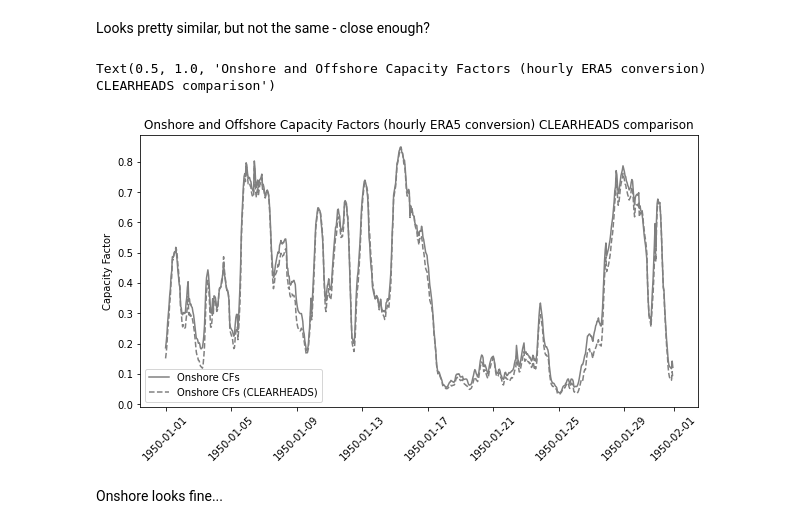
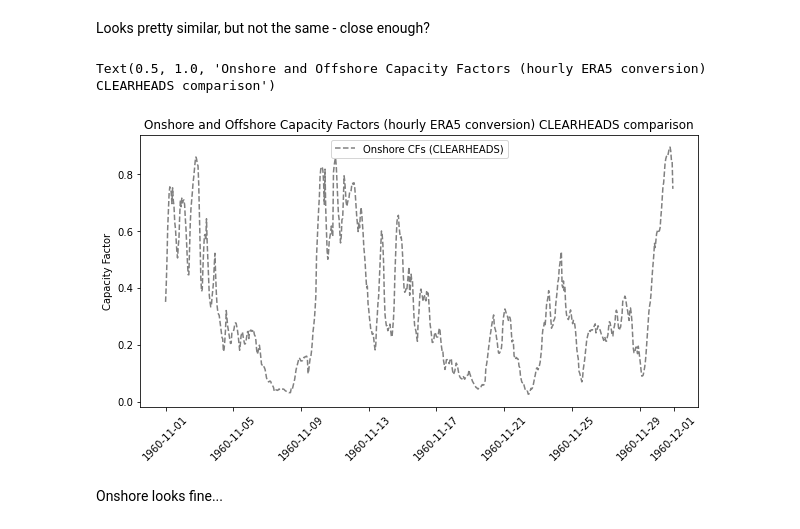
Before and after one commit to benhutchmet/unseen_multi_year, a Jupyter notebook: testing_ERA5_wind_conversion.ipynb, the cells around one changed output. Cells and saved outputs as stored; diff of their text form; code cells hidden in the pictures.

```diff
--- a/testing_ERA5_wind_conversion.ipynb
+++ b/testing_ERA5_wind_conversion.ipynb
@@ -902,5 +902,5 @@ combined_df.head()
 | 1950-01-01 04:00:00 | 0.160107 | 0.261474 | 6.461800 |
 # %%
 # limit combined df to between 1950-01-01 and 1950-01-31
-combined_df = combined_df.loc["1950-01-01":"1950-01-31"]
+combined_df = combined_df.loc["1960-11-01":"1960-11-30"]
 # %%
@@ -930,27 +927,27 @@ Looks pretty similar, but not the same - close enough?
 # %%
 # verify against my hourly data
 # plot the onshore generation cfs and offshore generation cfs
 plt.figure(figsize=(10, 5))
 
-plt.plot(ERA5_hourly_df.index, ERA5_hourly_df["onshore_generation_cfs"], label="Onshore CFs", color="gray")
+# plt.plot(ERA5_hourly_df.index, ERA5_hourly_df["onshore_generation_cfs"], label="Onshore CFs", color="gray")
 plt.plot(combined_df.index, combined_df["ons_sim0_wind_cfs"], label="Onshore CFs (CLEARHEADS)", color="gray", linestyle="--")
 # plt.plot(ERA5_hourly_df.index, ERA5_hourly_df["offshore_generation_cfs"], label="Offshore CFs", color="blue")
 # plt.plot(combined_df.index, combined_df["ofs_sim0_wind_cfs"], label="Offshore CFs (CLEARHEADS)", color="blue", linestyle="--")
 
 # set the ylabel
 plt.ylabel("Capacity Factor")
 
 # include a legend
 plt.legend()
 
 # tilt the xlabels by 45 degrees
 plt.xticks(rotation=45)
 
 # inclue a title
 plt.title("Onshore and Offshore Capacity Factors (hourly ERA5 conversion) CLEARHEADS comparison")
 # %% [output]
 Text(0.5, 1.0, 'Onshore and Offshore Capacity Factors (hourly ERA5 conversion) CLEARHEADS comparison')
-[figure, old version]
+[figure, new version]
 # %% [markdown]
 Onshore looks fine...
 # %%
```
Also changed, not shown: parts of 1 cell of this notebook, 6 other files.
